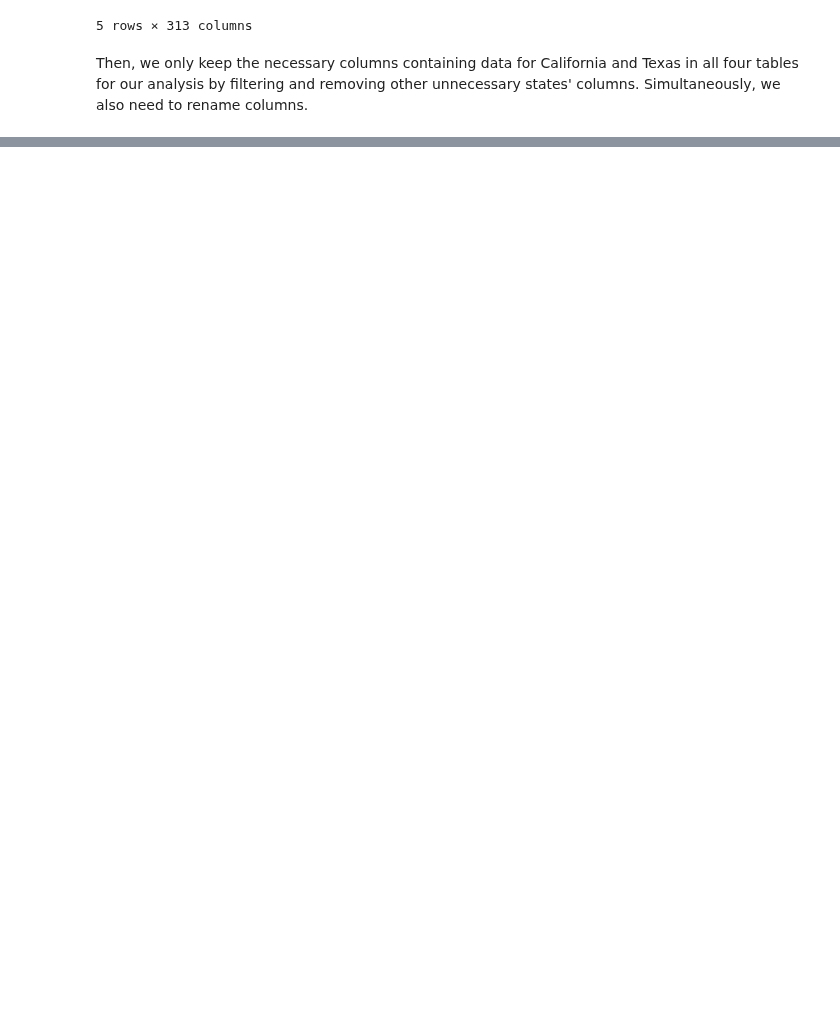
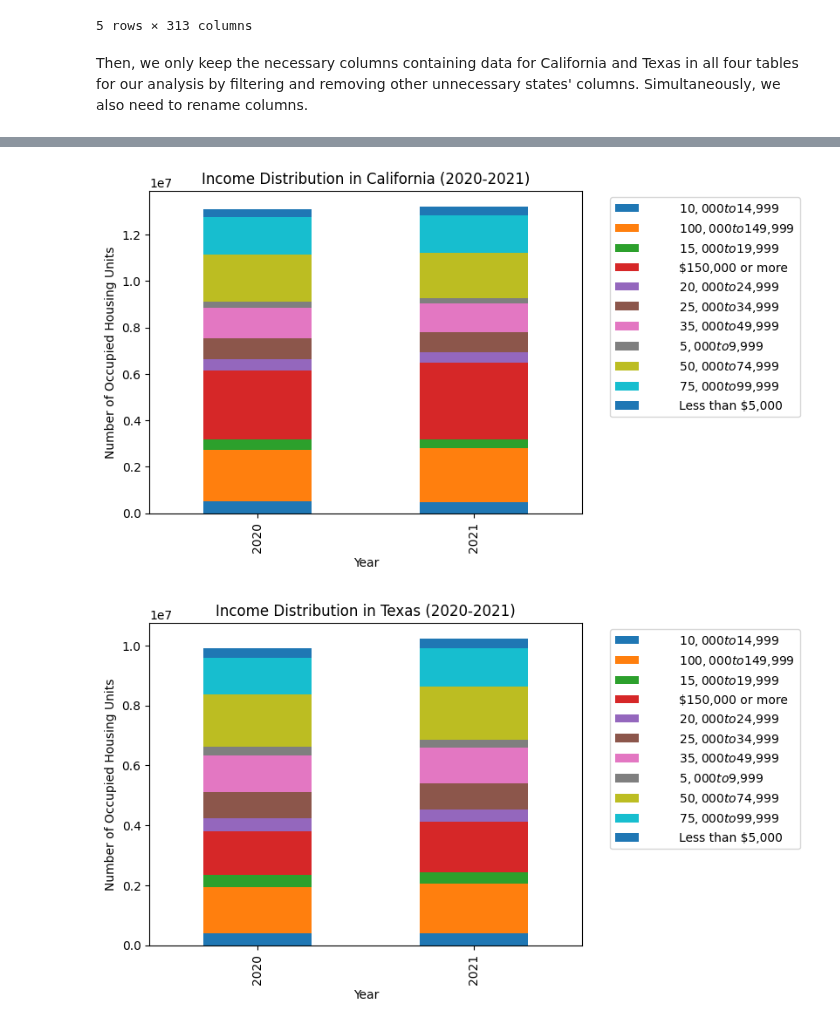
Before and after one commit to ahvuong/COGS108_Data_Science_In_Practice, a Jupyter notebook: DataCheckpointGroup_Sp23_AAA-H.ipynb, the cells around one changed output, grey strips where cells are left out. Cells and saved outputs as stored; diff of their text form; code cells hidden in the pictures; blank space fills up the shorter version.

```diff
--- a/DataCheckpointGroup_Sp23_AAA-H.ipynb
+++ b/DataCheckpointGroup_Sp23_AAA-H.ipynb
@@ -666,0 +692,4 @@ df.head()
+# %%
+# Drop the rows with missing values
+df = df[~df.isin(['(X)'])]
+df
@@ -864,0 +866,12 @@ plt.show()
+# %%
+for state in states:
+    df_state = df_states[df_states['State'] == state]
+    df_state.groupby(['Year', 'Income Category'])['Income Occupied housing units'].sum().unstack().plot(kind='bar', stacked=True)
+    plt.title(f'Income Distribution in {state} (2020-2021)')
+    plt.xlabel('Year')
+    plt.ylabel('Number of Occupied Housing Units')
+    plt.legend(bbox_to_anchor=(1.05, 1), loc='upper left')
+    plt.show()
+# %% [output]
+[figure, added]
+[figure, added]
```
Also changed, not shown: parts of 50 cells of this notebook.
